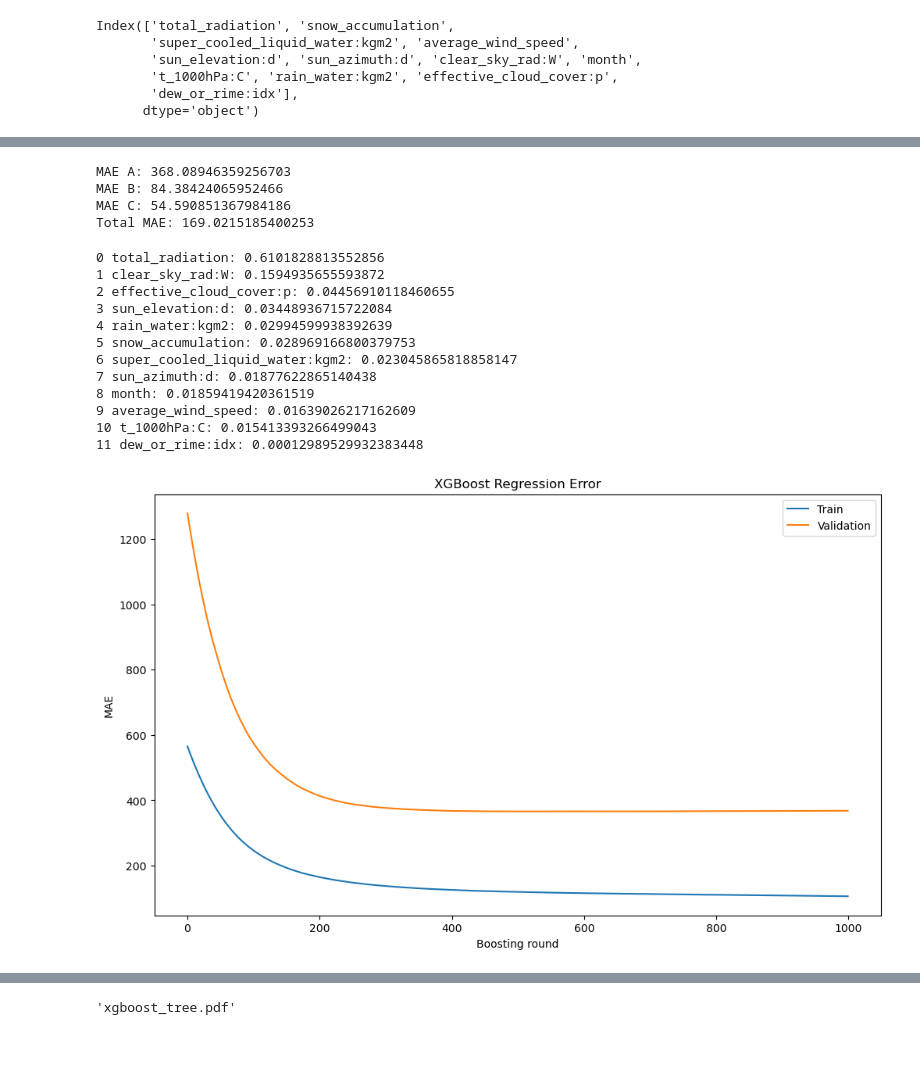
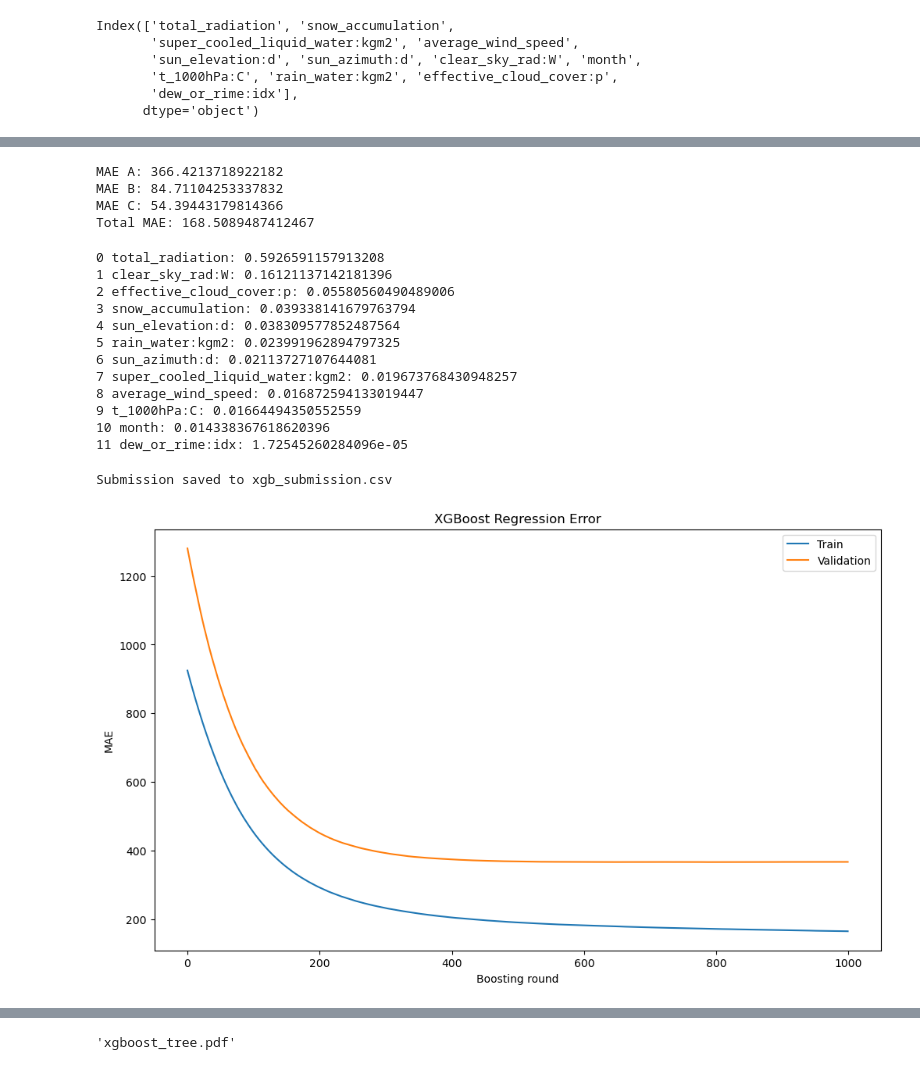
Before and after one commit to TDT4173-MPC/TDT4173-MPC, a Jupyter notebook: Mathias/models/xgboost.ipynb, the cells around one changed output, grey strips where cells are left out. Drawn from its saved outputs; the diff is of its cells as text; code cells hidden in the pictures.

```diff
--- a/Mathias/models/xgboost.ipynb
+++ b/Mathias/models/xgboost.ipynb
@@ -91,22 +92,22 @@ C = pd.concat([obs_C, est_C])
 # y_test_C = test_C['pv_measurement']
 
 # Data splits for testing
-train_A = train_data = A[~A['month'].isin([6])]
-val_A = val_data = A[A['month'].isin([6])]
+train_A = A[A['month'].isin([3, 4, 5, 7, 8, 9])]
+val_A = A[A['month'].isin([6])]
 X_train_A = train_A.drop(columns='pv_measurement')
 y_train_A = train_A['pv_measurement']
 X_val_A = val_A.drop(columns='pv_measurement')
 y_val_A = val_A['pv_measurement']
 
-train_B = train_data = B[~B['month'].isin([6])]
-val_B = val_data = B[B['month'].isin([6])]
+train_B = B[B['month'].isin([3, 4, 5, 7, 8, 9])]
+val_B = B[B['month'].isin([6])]
 X_train_B = train_B.drop(columns='pv_measurement')
 y_train_B = train_B['pv_measurement']
 X_val_B = val_B.drop(columns='pv_measurement')
 y_val_B = val_B['pv_measurement']
 
-train_C = train_data = C[~C['month'].isin([6])]
-val_C = val_data = C[C['month'].isin([6])]
+train_C = C[C['month'].isin([3, 4, 5, 7, 8, 9])]
+val_C = C[C['month'].isin([6])]
 X_train_C = train_C.drop(columns='pv_measurement')
 y_train_C = train_C['pv_measurement']
 X_val_C = val_C.drop(columns='pv_measurement')
@@ -307,10 +311,10 @@ print('Total MAE:', (mean_absolute_error(y_val_A, model_A.predict(X_val_A)) + me
 # MAE C: 22.09866728944891
 # Total MAE: 69.5200073518924
 # %% [output]
-MAE A: 368.08946359256703
-MAE B: 84.38424065952466
-MAE C: 54.590851367984186
-Total MAE: 169.0215185400253
+MAE A: 366.4213718922182
+MAE B: 84.71104253337832
+MAE C: 54.39443179814366
+Total MAE: 168.5089487412467
 # %%
 # Feature importance
 feature_importances = model_A.feature_importances_
@@ -320,18 +324,18 @@ feature_importances = pd.DataFrame({'feature': list(X_train_A.columns), 'importa
 for i in range(feature_importances.shape[0]):
     print(f"{i} {feature_importances.iloc[i, 0]}: {feature_importances.iloc[i, 1]}")
 # %% [output]
-0 total_radiation: 0.6101828813552856
-1 clear_sky_rad:W: 0.1594935655593872
-2 effective_cloud_cover:p: 0.04456910118460655
-3 sun_elevation:d: 0.03448936715722084
-4 rain_water:kgm2: 0.02994599938392639
-5 snow_accumulation: 0.028969166800379753
-6 super_cooled_liquid_water:kgm2: 0.023045865818858147
-7 sun_azimuth:d: 0.01877622865140438
-8 month: 0.01859419420361519
-9 average_wind_speed: 0.01639026217162609
-10 t_1000hPa:C: 0.015413393266499043
-11 dew_or_rime:idx: 0.00012989529932383448
+0 total_radiation: 0.5926591157913208
+1 clear_sky_rad:W: 0.16121137142181396
+2 effective_cloud_cover:p: 0.05580560490489006
+3 snow_accumulation: 0.039338141679763794
+4 sun_elevation:d: 0.038309577852487564
+5 rain_water:kgm2: 0.023991962894797325
+6 sun_azimuth:d: 0.02113727107644081
+7 super_cooled_liquid_water:kgm2: 0.019673768430948257
+8 average_wind_speed: 0.016872594133019447
+9 t_1000hPa:C: 0.01664494350552559
+10 month: 0.014338367618620396
+11 dew_or_rime:idx: 1.72545260284096e-05
 # %%
 # Create submission
 
@@ -360,33 +364,35 @@ df = pd.DataFrame({
 # Save to CSV
 df.to_csv(output_file, index=False)
 print(f"Submission saved to {output_file}")
+# %% [output]
+Submission saved to xgb_submission.csv
 # %%
 evals_result_A = model_A.evals_result()
-# evals_result_B = model_B.evals_result()
-# evals_result_C = model_C.evals_result()
+evals_result_B = model_B.evals_result()
+evals_result_C = model_C.evals_result()
 
 train_error_A = evals_result_A['validation_0']['mae']
 val_error_A = evals_result_A['validation_1']['mae']
-# train_error_B = evals_result_B['validation_0']['mae']
-# val_error_B = evals_result_B['validation_1']['mae']
-# train_error_C = evals_result_C['validation_0']['mae']
-# val_error_C = evals_result_C['validation_1']['mae']
+train_error_B = evals_result_B['validation_0']['mae']
+val_error_B = evals_result_B['validation_1']['mae']
+train_error_C = evals_result_C['validation_0']['mae']
+val_error_C = evals_result_C['validation_1']['mae']
 
 epochs = len(train_error_A)
 x_axis = range(0, epochs)
 
 # Plot for model A
 plt.figure(figsize=(12, 7))
 plt.plot(x_axis, train_error_A, label='Train')
 plt.plot(x_axis, val_error_A, label='Validation')
 plt.legend()
 
 plt.ylabel('MAE')
 plt.xlabel('Boosting round')
 plt.title('XGBoost Regression Error')
 plt.show()
 # %% [output]
-[figure, old version]
+[figure, new version]
 # %%
 
 
```
Also changed, not shown: parts of 5 cells of this notebook.
